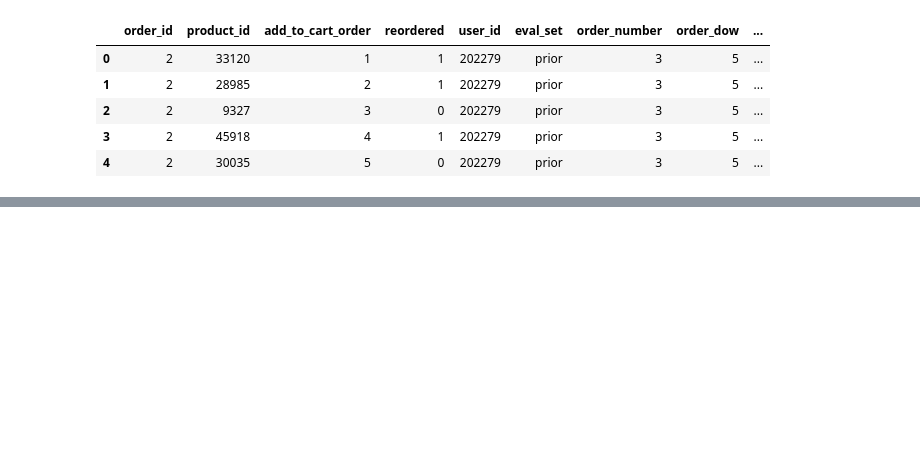
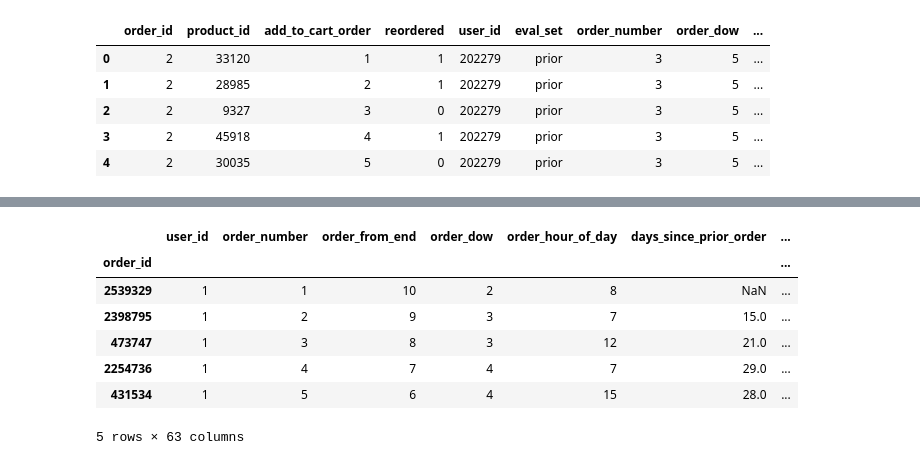
Before and after one commit to blottb7/instacart, a Jupyter notebook: notebooks/02_full_data/ben_full_data_modeling_2.ipynb, the cells around one changed output, grey strips where cells are left out. Cells and saved outputs as stored; diff of their text form; code cells hidden in the pictures; blank space fills up the shorter version.

```diff
--- a/notebooks/02_full_data/ben_full_data_modeling_2.ipynb
+++ b/notebooks/02_full_data/ben_full_data_modeling_2.ipynb
@@ -60,0 +147,13 @@ df
+# %%
+# Create order df by running build order features function.
+order_df = build_order_features(df)
+order_df.head()
+# %% [output]
+|  | user_id | order_number | order_from_end | order_dow | order_hour_of_day | days_since_prior_order | ... |
+| order_id |  |  |  |  |  |  | ... |
+| 2539329 | 1 | 1 | 10 | 2 | 8 | NaN | ... |
+| 2398795 | 1 | 2 | 9 | 3 | 7 | 15.0 | ... |
+| 473747 | 1 | 3 | 8 | 3 | 12 | 21.0 | ... |
+| 2254736 | 1 | 4 | 7 | 4 | 7 | 29.0 | ... |
+| 431534 | 1 | 5 | 6 | 4 | 15 | 28.0 | ... |
+5 rows × 63 columns
```
Also changed, not shown: parts of 21 cells of this notebook.
